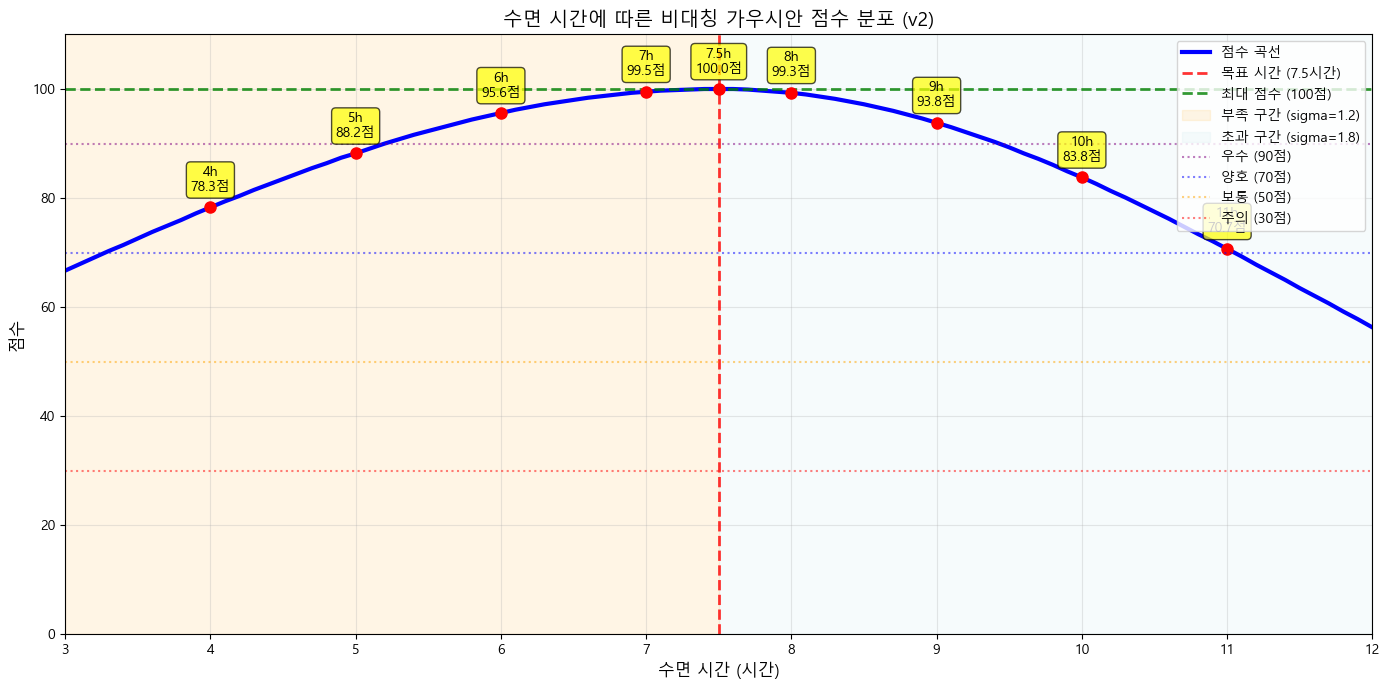
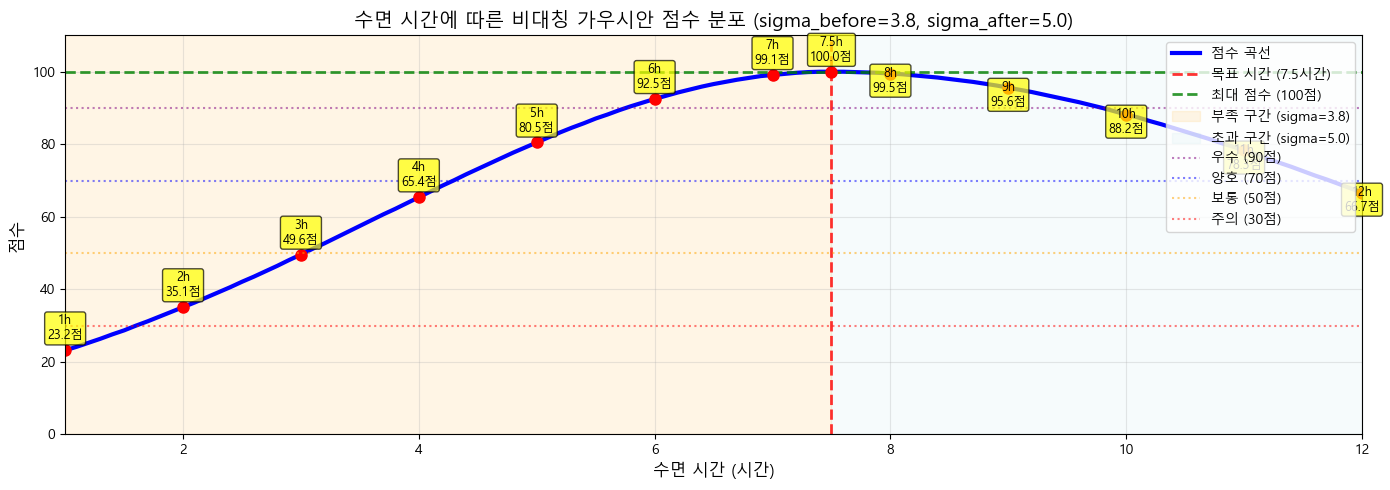
Unified diff of the notebook cell whose output changed from the first chart to the second:
--- before
+++ after
@@ -1,7 +1,7 @@
 # 그래프
-plt.figure(figsize=(14, 7))
+plt.figure(figsize=(14, 5))
 
-# 점수 곡선
-hours_range = np.arange(3, 13, 0.1)
+# 점수 곡선 (3~13시간)
+hours_range = np.arange(1, 13, 0.1)
 scores = [get_asymmetric_sleep_score_v2(h) for h in hours_range]
 plt.plot(hours_range, scores, 'b-', linewidth=3, label='점수 곡선')
@@ -11,17 +11,19 @@
 plt.axhline(y=100, color='green', linestyle='--', linewidth=2, alpha=0.8, label='최대 점수 (100점)')
 
-# 구역 색칠하기
-plt.axvspan(3, 7.5, alpha=0.1, color='orange', label='부족 구간 (sigma=1.2)')
-plt.axvspan(7.5, 12, alpha=0.1, color='lightblue', label='초과 구간 (sigma=1.8)')
+# 구역 색칠하기 (sigma 값 업데이트)
+plt.axvspan(1, 7.5, alpha=0.1, color='orange', label='부족 구간 (sigma=3.8)')
+plt.axvspan(7.5, 12, alpha=0.1, color='lightblue', label='초과 구간 (sigma=5.0)')
 
-# 주요 시간대 점수 표시
-time_points = [4, 5, 6, 7, 7.5, 8, 9, 10, 11]
+# 주요 시간대 점수 표시 (1~12시간)
+time_points = [1, 2, 3, 4, 5, 6, 7, 7.5, 8, 9, 10, 11, 12]
 for hours in time_points:
     score = get_asymmetric_sleep_score_v2(hours)
     plt.plot(hours, score, 'ro', markersize=8)
-    plt.text(hours, score+3, f'{hours}h\n{score}점', ha='center', fontsize=10, 
-             bbox=dict(boxstyle='round,pad=0.3', facecolor='yellow', alpha=0.7))
+    # 점수 위치에 따라 텍스트 위치 조정
+    y_offset = 3 if hours <= 7.5 else -5
+    plt.text(hours, score + y_offset, f'{hours}h\n{score}점', ha='center', fontsize=9, 
+             bbox=dict(boxstyle='round,pad=0.2', facecolor='yellow', alpha=0.7))
 
-# 등급 구분선
+# 등급 구분선 (점수 기준 업데이트)
 plt.axhline(y=90, color='purple', linestyle=':', alpha=0.5, label='우수 (90점)')
 plt.axhline(y=70, color='blue', linestyle=':', alpha=0.5, label='양호 (70점)')
@@ -32,8 +34,8 @@
 plt.xlabel('수면 시간 (시간)', fontsize=12)
 plt.ylabel('점수', fontsize=12)
-plt.title('수면 시간에 따른 비대칭 가우시안 점수 분포 (v2)', fontsize=14)
+plt.title('수면 시간에 따른 비대칭 가우시안 점수 분포 (sigma_before=3.8, sigma_after=5.0)', fontsize=14)
 plt.legend(loc='upper right', fontsize=10)
 plt.ylim(0, 110)
-plt.xlim(3, 12)
+plt.xlim(1, 12)
 plt.tight_layout()
 plt.show()

Commit: 'd'